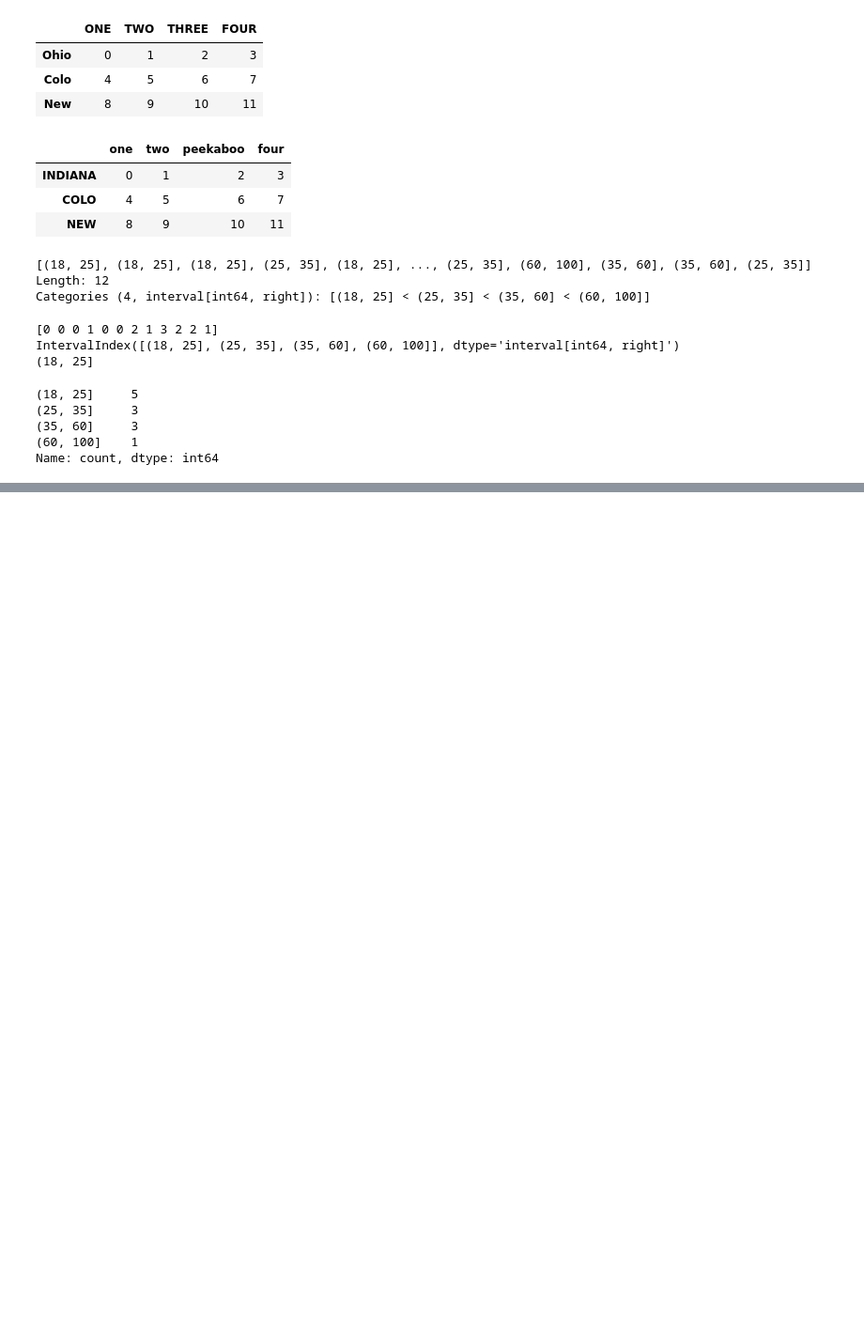
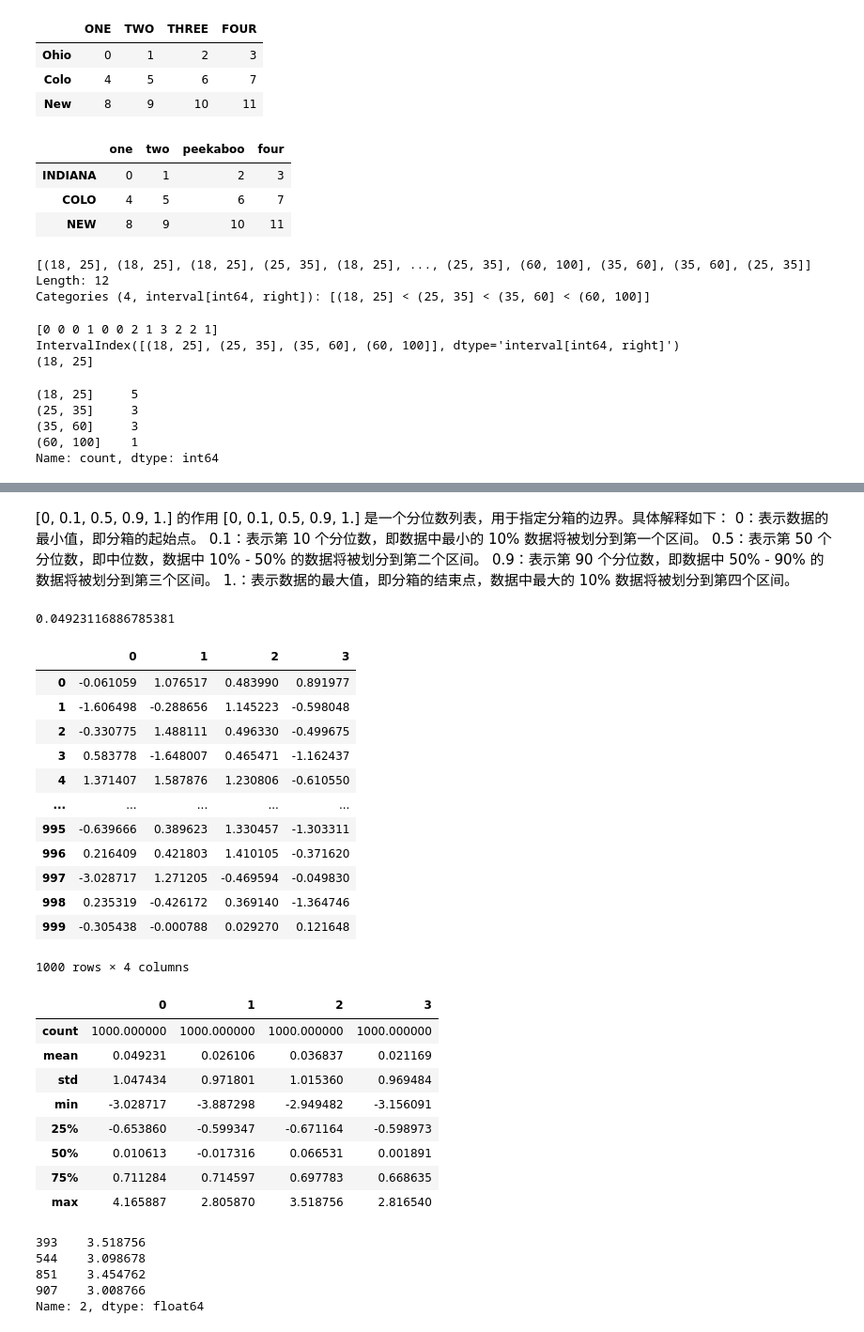
Before and after one commit to Zejianzejian/pydata-book, a Jupyter notebook: ch07.ipynb, the cells around one changed output, grey strips where cells are left out. Shown at 94% size. Drawn from its saved outputs; the diff is of its cells as text; code cells hidden in the pictures; blank space fills up the shorter version.

```diff
--- a/ch07.ipynb
+++ b/ch07.ipynb
@@ -387,8 +413,49 @@ pd.qcut(data, [0, 0.1, 0.5, 0.9, 1.]).value_counts()
+# %% [markdown]
+[0, 0.1, 0.5, 0.9, 1.] 的作用
+[0, 0.1, 0.5, 0.9, 1.] 是一个分位数列表，用于指定分箱的边界。具体解释如下：
+0：表示数据的最小值，即分箱的起始点。
+0.1：表示第 10 个分位数，即数据中最小的 10% 数据将被划分到第一个区间。
+0.5：表示第 50 个分位数，即中位数，数据中 10% - 50% 的数据将被划分到第二个区间。
+0.9：表示第 90 个分位数，即数据中 50% - 90% 的数据将被划分到第三个区间。
+1.：表示数据的最大值，即分箱的结束点，数据中最大的 10% 数据将被划分到第四个区间。
 # %%
-data = pd.DataFrame(np.random.standard_normal((1000, 4)))
+samples=np.random.standard_normal((1000, 4))
+samples[:,0].mean()
+data = pd.DataFrame(samples)
+data
 data.describe()
+# %% [output]
+0.04923116886785381
+|  | 0 | 1 | 2 | 3 |
+| 0 | -0.061059 | 1.076517 | 0.483990 | 0.891977 |
+| 1 | -1.606498 | -0.288656 | 1.145223 | -0.598048 |
+| 2 | -0.330775 | 1.488111 | 0.496330 | -0.499675 |
+| 3 | 0.583778 | -1.648007 | 0.465471 | -1.162437 |
+| 4 | 1.371407 | 1.587876 | 1.230806 | -0.610550 |
+| ... | ... | ... | ... | ... |
+| 995 | -0.639666 | 0.389623 | 1.330457 | -1.303311 |
+| 996 | 0.216409 | 0.421803 | 1.410105 | -0.371620 |
+| 997 | -3.028717 | 1.271205 | -0.469594 | -0.049830 |
+| 998 | 0.235319 | -0.426172 | 0.369140 | -1.364746 |
+| 999 | -0.305438 | -0.000788 | 0.029270 | 0.121648 |
+1000 rows × 4 columns
+|  | 0 | 1 | 2 | 3 |
+| count | 1000.000000 | 1000.000000 | 1000.000000 | 1000.000000 |
+| mean | 0.049231 | 0.026106 | 0.036837 | 0.021169 |
+| std | 1.047434 | 0.971801 | 1.015360 | 0.969484 |
+| min | -3.028717 | -3.887298 | -2.949482 | -3.156091 |
+| 25% | -0.653860 | -0.599347 | -0.671164 | -0.598973 |
+| 50% | 0.010613 | -0.017316 | 0.066531 | 0.001891 |
+| 75% | 0.711284 | 0.714597 | 0.697783 | 0.668635 |
+| max | 4.165887 | 2.805870 | 3.518756 | 2.816540 |
 # %%
 col = data[2]
 col[col.abs() > 3]
+# %% [output]
+393    3.518756
+544    3.098678
+851    3.454762
+907    3.008766
+Name: 2, dtype: float64
 # %%
 data[(data.abs() > 3).any(axis="columns")]
```
Also changed, not shown: parts of 77 cells of this notebook, 2 other files.
